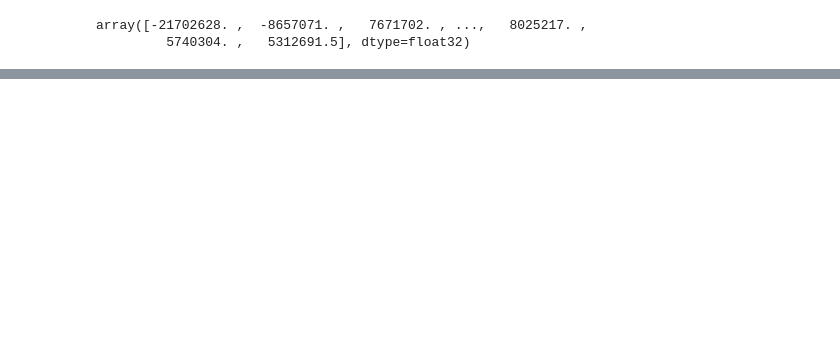
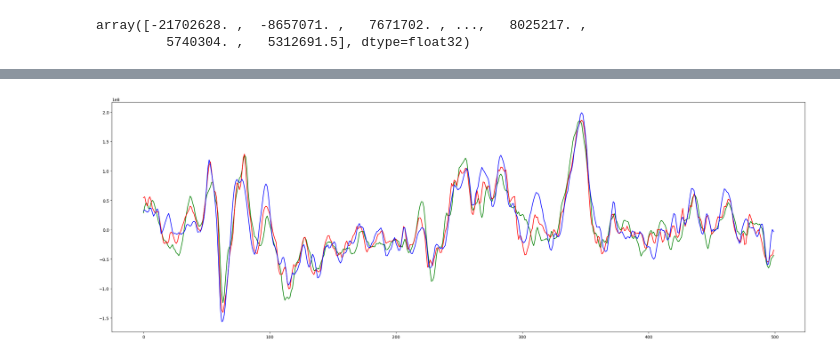
Before and after one commit to giovanni-grieco/ProgettoML, a Jupyter notebook: main/main.ipynb, the cells around one changed output, grey strips where cells are left out. Saved outputs shown, nothing was run; the diff lists cells and outputs as text; code cells hidden in the pictures; blank space fills up the shorter version.

```diff
--- a/main/main.ipynb
+++ b/main/main.ipynb
@@ -58,0 +56,10 @@ plt.plot(fft(dataSet['1']['trimmedMatrix'][0]))
+# %%
+delta1 = 4
+delta2 = delta1*2
+plt.figure(figsize=(30,10))
+plt.plot(dataSet['1']['trimmedMatrix'][0][delta2:(500+delta2)], 'g')
+plt.plot(dataSet['2']['trimmedMatrix'][0][delta1:(500+delta1)], 'r')
+plt.plot(dataSet['3']['trimmedMatrix'][0][0:500], 'b')
+plt.show()
+# %% [output]
+[figure, added]
```
Also changed, not shown: parts of 6 cells of this notebook.
